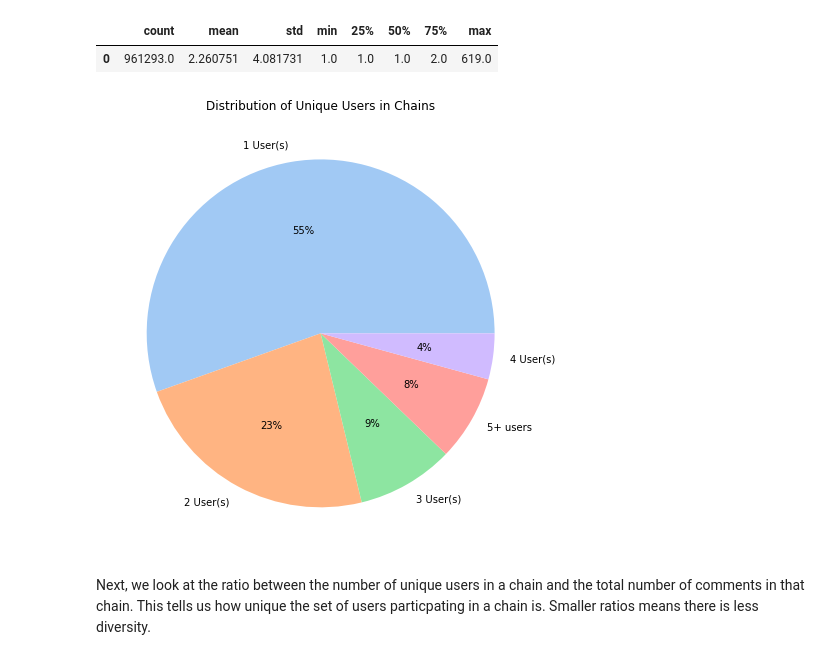
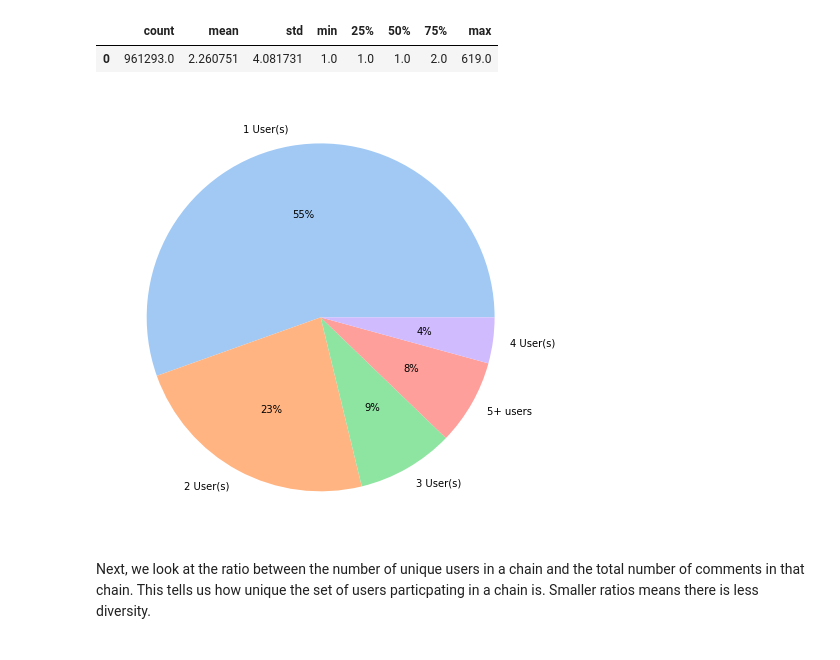
Before and after one commit to scottasut/dsc180b-project, a Jupyter notebook: notebooks/eda.ipynb, the cells around one changed output. Drawn from its saved outputs; the diff is of its cells as text; code cells hidden in the pictures.

```diff
--- a/notebooks/eda.ipynb
+++ b/notebooks/eda.ipynb
@@ -134,16 +136,17 @@ users_in_chain.describe().to_frame().T
 # %%
 def unique_users_binner(x):
     if x < 5:
         return '{} User(s)'.format(x)
     return '5+ users'
 
 unique_users_bins = pd.Series([unique_users_binner(u) for u in users_in_chain]).value_counts(normalize=True)
 colors = sns.color_palette('pastel')[0:5]
 plt.pie(unique_users_bins, labels=unique_users_bins.index, colors = colors, autopct='%.0f%%')
-plt.title('Distribution of Unique Users in Chains')
+# plt.title('Distribution of Unique Users in Chains')
+plt.savefig('../visuals/distr_users_chains.png', bbox_inches = "tight")
 plt.show()
 # %% [output]
-[figure, old version]
+[figure, new version]
 # %% [markdown]
 Next, we look at the ratio between the number of unique users in a chain and the total number of comments in that chain. This tells us how unique the set of users particpating in a chain is. Smaller ratios means there is less diversity.
 # %%
```
Also changed, not shown: parts of 11 cells of this notebook, 3 other files.
